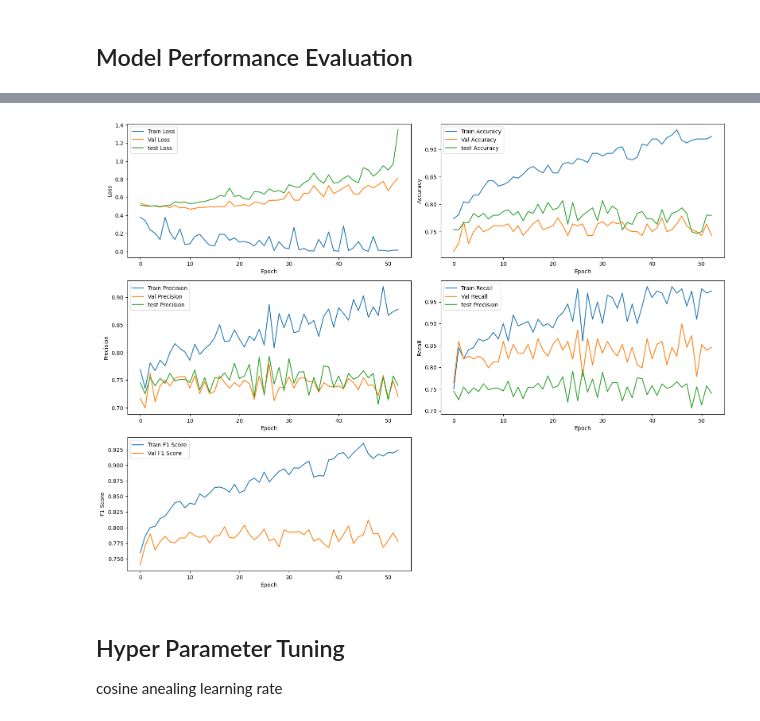
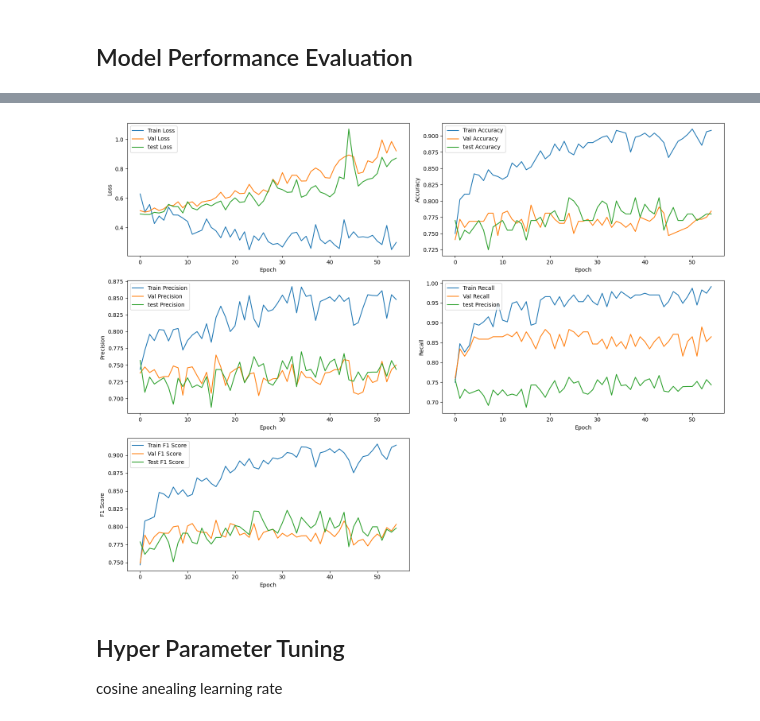
Before and after one commit to AmirMohammadiKarbalaei/Pima-Indians-Diabetes, a Jupyter notebook: Model.ipynb, the cells around one changed output, grey strips where cells are left out. Cells and saved outputs as stored; diff of their text form; code cells hidden in the pictures.

```diff
--- a/Model.ipynb
+++ b/Model.ipynb
@@ -28,5 +39,15 @@ import random
 from utils import *
 # %%
 df = genfromtxt("data/data_np.csv", delimiter=',')
+columns = ['Pregnancies', 'Glucose', 'BloodPressure', 'SkinThickness', 'Insulin',
+       'BMI', 'DiabetesPedigreeFunction', 'Age', 'HOMA_IR',
+       'BloodPressure_Category', 'Glucose_BMI_Interact',
+       'Age_Insulin_Interact', 'Age_BMI_Interact', 'Age_Pregnancies_Interact',
+       'Insulin_skin_Interact', 'Family_History', 'SkinThickness_to_BMI_Ratio',
+       'Age_Group']
+
 X = df[:, :18]
 y = df[:, 18]
+
+data = pd.DataFrame(X,columns=columns)
+data.head()
@@ -46,7 +74,7 @@ Normalising the training and validation data separately can improve model genera
 
 3. **Enhanced Stability**: Separate normalisation ensures that each dataset is scaled appropriately, leading to a more stable training process and better convergence.
 # %%
-X_train, X_test, y_train, y_test = train_test_split(X, y, test_size=0.3, random_state=42)
+X_train, X_test, y_train, y_test = train_test_split(X, y, test_size=0.2, random_state=42)
 X_train, X_val, y_train, y_val = train_test_split(X_train, y_train, test_size=0.4, random_state=42)
 # %% [markdown]
 ### Z-score Normalization
@@ -87,9 +181,10 @@ def create_model(n1, n2,num_features):
     model = nn.Sequential(
         nn.Linear(num_features, n1),
         nn.ReLU(),
+        nn.Dropout(0.2),
         nn.Linear(n1, n2),
         nn.ReLU(),
-        nn.Dropout(0.7),
+        nn.Dropout(0.2),
         nn.Linear(n2, 1),
         nn.Sigmoid()
     )
@@ -538,34 +588,35 @@ plt.plot(test_accuracies, label='test Accuracy')
 plt.xlabel('Epoch')
 plt.ylabel('Accuracy')
 plt.legend()
 
 plt.subplot(3, 2, 3)
 plt.plot(train_precisions, label='Train Precision')
 plt.plot(val_precisions, label='Val Precision')
 plt.plot(test_precisions, label='test Precision')
 plt.xlabel('Epoch')
 plt.ylabel('Precision')
 plt.legend()
 
 plt.subplot(3, 2, 4)
 plt.plot(train_recalls, label='Train Recall')
 plt.plot(val_recalls, label='Val Recall')
 plt.plot(test_precisions, label='test Precision')
 plt.xlabel('Epoch')
 plt.ylabel('Recall')
 plt.legend()
 
 plt.subplot(3, 2, 5)
 plt.plot(train_f1_scores, label='Train F1 Score')
 plt.plot(val_f1_scores, label='Val F1 Score')
+plt.plot(test_f1_scores, label='Test F1 Score')
 plt.xlabel('Epoch')
 plt.ylabel('F1 Score')
 plt.legend()
 
 plt.tight_layout()
 plt.show()
 # %% [output]
-[figure, old version]
+[figure, new version]
 # %% [markdown]
 ## Hyper Parameter Tuning
 
```
Also changed, not shown: parts of 15 cells of this notebook, 5 other files.
